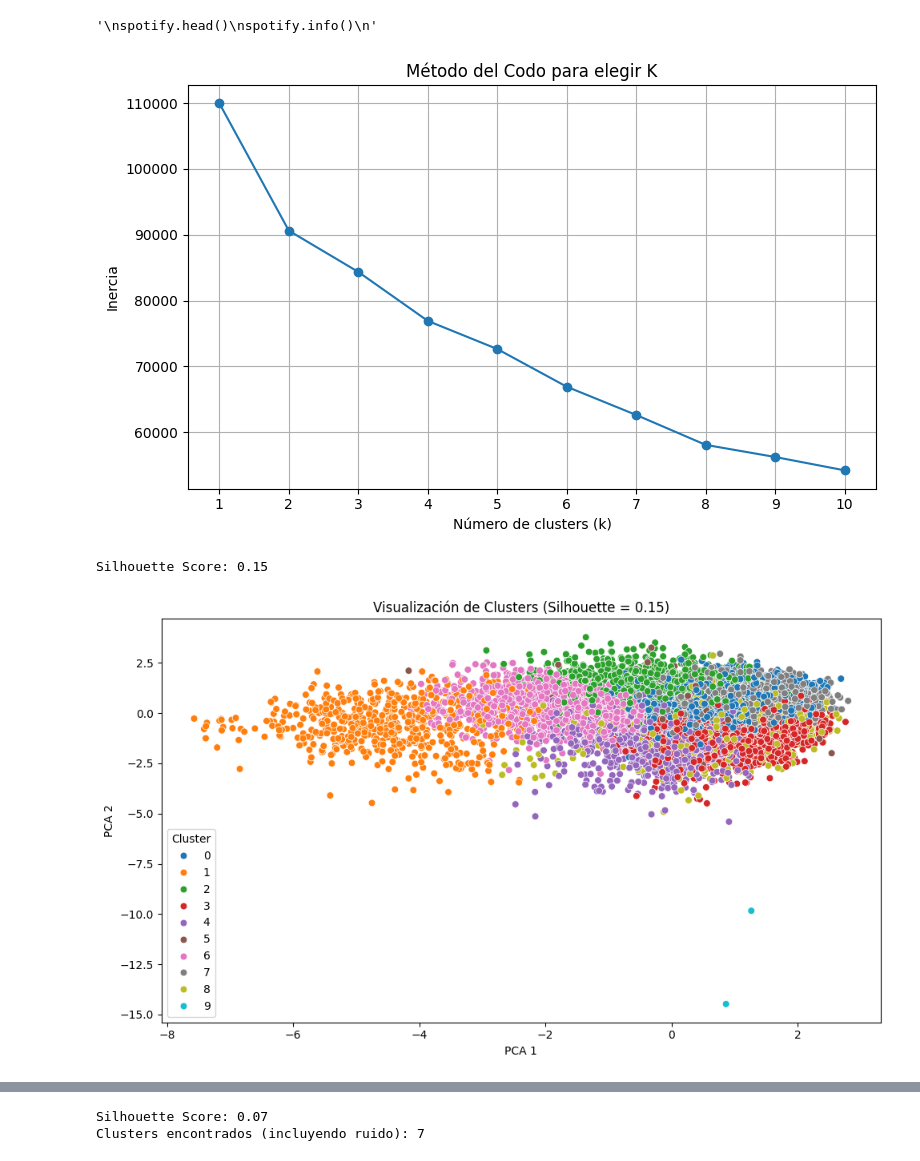
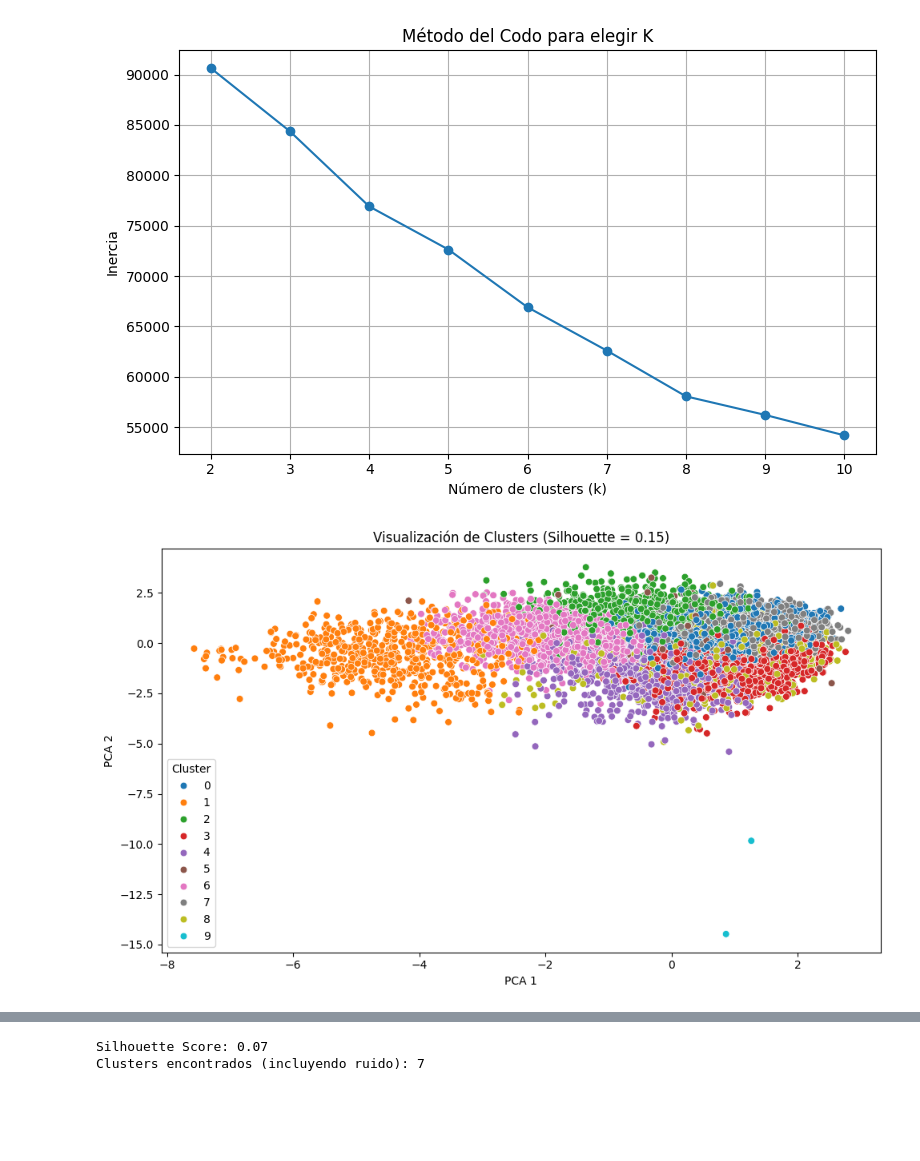
Before and after one commit to astromai/Proyecto-Mineria-de-Datos-CC5205, a Jupyter notebook: notebooks/pregunta_1.ipynb, the cells around one changed output, grey strips where cells are left out. Saved outputs shown, nothing was run; the diff lists cells and outputs as text; code cells hidden in the pictures; blank space fills up the shorter version.

```diff
--- a/notebooks/pregunta_1.ipynb
+++ b/notebooks/pregunta_1.ipynb
@@ -1,23 +1,17 @@
 # %%
+from sklearn.preprocessing import StandardScaler
+from sklearn.cluster import KMeans
+from sklearn.decomposition import PCA
+from sklearn.metrics import silhouette_score
+from sklearn.cluster import DBSCAN
+import matplotlib.pyplot as plt
+import seaborn as sns
 import numpy as np
 import pandas as pd
+
+# Importamos la data
 spotify = pd.read_csv("../data/data_principal.csv")
-
-# testing
-'''
-spotify.head()
-spotify.info()
-'''
-# %% [output]
-'\nspotify.head()\nspotify.info()\n'
 # %%
-from sklearn.preprocessing import StandardScaler
-from sklearn.cluster import KMeans
-from sklearn.decomposition import PCA
-from sklearn.metrics import silhouette_score
-import matplotlib.pyplot as plt
-import seaborn as sns
-
 # Columnas numéricas relevantes para clustering
 numeric_cols = [
     'popularity', 'duration_ms', 'danceability', 'energy',
@@ -26,36 +20,39 @@ numeric_cols = [
 ]
 
 # Asegurarse de que los datos son numéricos y eliminar nulos
 spotify[numeric_cols] = spotify[numeric_cols].apply(pd.to_numeric, errors='coerce')
 df_clean = spotify.dropna(subset=numeric_cols)
 
-# 🔹 Muestreo aleatorio (por ejemplo, 10,000 canciones)
+# Muestreo aleatorio (escogemos 10.000 canciones aprox un 8% de la data)
 df_sample = df_clean.sample(n=10000, random_state=42)
 
 # Escalar datos
 scaler = StandardScaler()
 X_scaled = scaler.fit_transform(df_sample[numeric_cols])
 
+# Se calcula con el metodo del codo
+# la cantidad de clusters
+# "k" de menor inercia
 inertias = []
-K_range = range(1, 11)
+K_range = range(2, 11)
 
 for k in K_range:
     kmeans = KMeans(n_clusters=k, random_state=42)
     kmeans.fit(X_scaled)
     inertias.append(kmeans.inertia_)
 
 # Graficar el codo
 plt.figure(figsize=(8, 5))
 plt.plot(K_range, inertias, marker='o')
 plt.title('Método del Codo para elegir K')
 plt.xlabel('Número de clusters (k)')
 plt.ylabel('Inercia')
 plt.xticks(K_range)
 plt.grid(True)
 plt.tight_layout()
 plt.show()
 # %% [output]
-[figure, old version]
+[figure, new version]
 # %%
 # Clustering con 10-Means
 kmeans = KMeans(n_clusters=10, random_state=42)
@@ -63,12 +60,13 @@ df_sample['cluster'] = kmeans.fit_predict(X_scaled)
 
 # Evaluar calidad del clustering
 score = silhouette_score(X_scaled, df_sample['cluster'])
-print(f"Silhouette Score: {score:.2f}")
 
-# Visualización en 2D con PCA (solo para graficar)
+# Reduccion de dimensionalidad
+# Visualización en 2D con PCA (solo para graficar a 11 columnas)
 pca = PCA(n_components=2)
 X_2d = pca.fit_transform(X_scaled)
 
+# Graficar clusters
 plt.figure(figsize=(10, 6))
 sns.scatterplot(x=X_2d[:, 0], y=X_2d[:, 1], hue=df_sample['cluster'], palette='tab10', s=40)
 plt.title(f'Visualización de Clusters (Silhouette = {score:.2f})')
@@ -78,7 +76,6 @@ plt.legend(title="Cluster")
 plt.tight_layout()
 plt.show()
 # %% [output]
-Silhouette Score: 0.15
 [figure]
 # %%
 # Agrupar por número de cluster y calcular promedio de cada variable numérica
```
Also changed, not shown: parts of 5 cells of this notebook.
